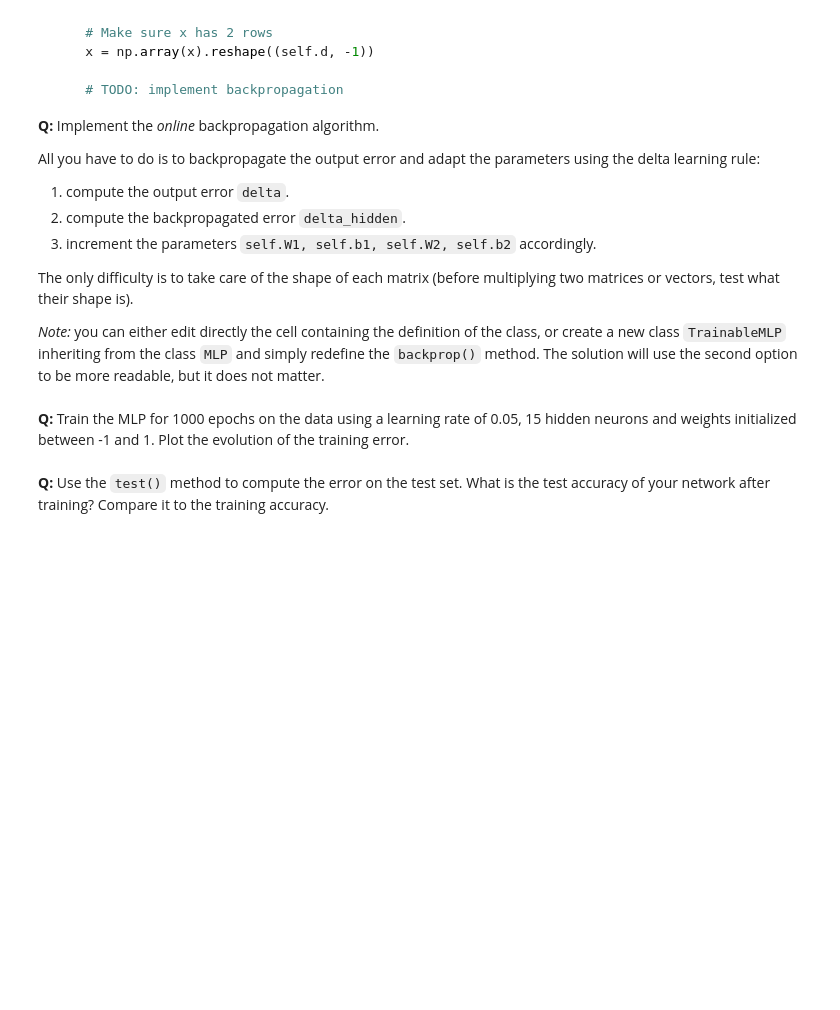
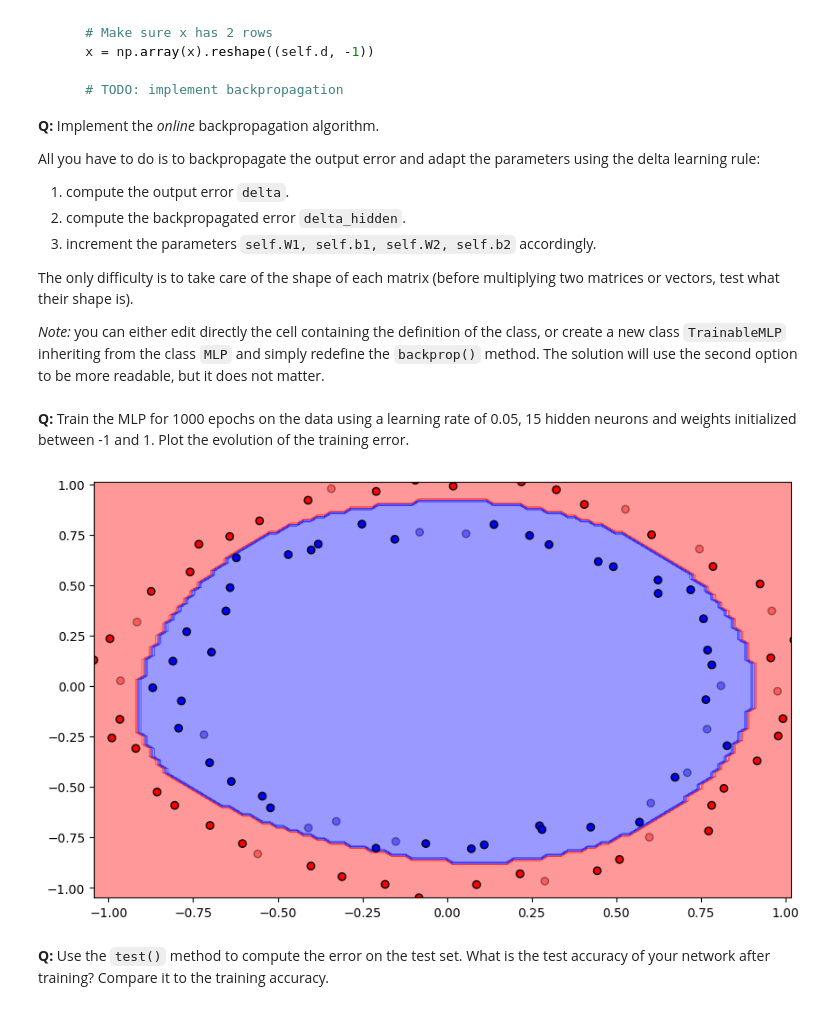
Before and after one commit to erichsdb/Neurocomputing, a Jupyter notebook: notebooks/8-MLP.ipynb, the cells around one changed output. Drawn from its saved outputs; the diff is of its cells as text; code cells hidden in the pictures; blank space fills up the shorter version.

```diff
--- a/notebooks/8-MLP.ipynb
+++ b/notebooks/8-MLP.ipynb
@@ -551,14 +551,16 @@ class TrainableMLP:
 # %%
 mlp_train = TrainableMLP(d=2, K=15, activation_function=logistic, max_val=1.0, eta=0.05)
 
 # Feedforward pass: sets self.h and self.y
 # mlp_train.feedforward(X_train[0, :])
 
 # Backpropagation
 # mlp_train.backprop(X_train[1, :], t_train[1])
 
 res = mlp_train.train(X_train, t_train, 1000, False)
-# mlp_train.plot_classification()
+mlp_train.plot_classification()
+# %% [output]
+[figure, added]
 # %% [markdown]
 **Q:** Use the `test()` method to compute the error on the test set. What is the test accuracy of your network after training? Compare it to the training accuracy.
 # %%
```
Also changed, not shown: parts of 19 cells of this notebook.
